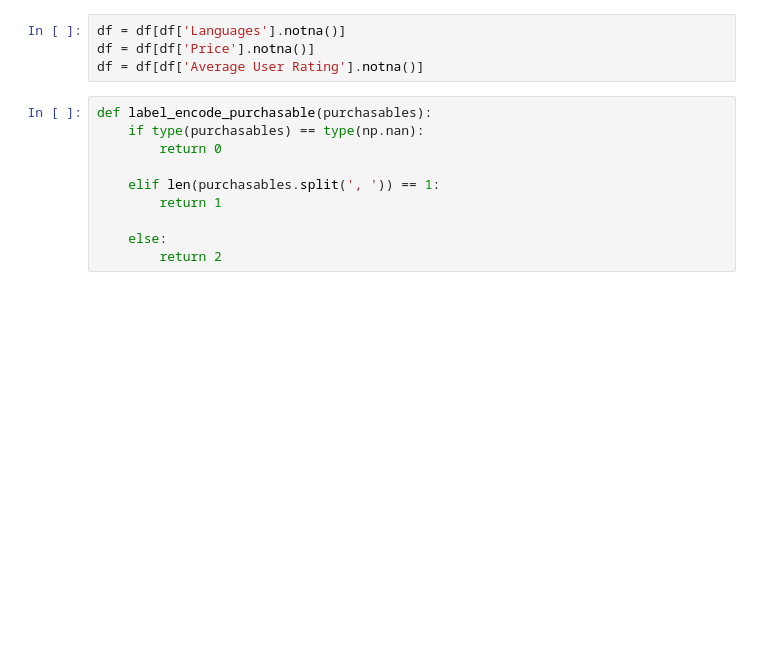
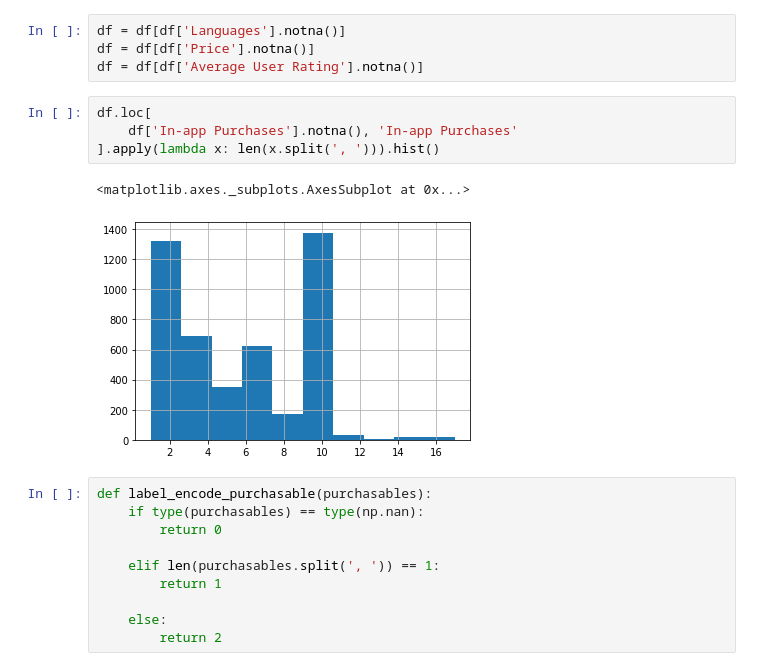
Before and after one commit to kevin-meyers/data_playground, a Jupyter notebook: notebooks/apps_eda.ipynb, the cells around one changed output. Cells and saved outputs as stored; diff of their text form; blank space fills up the shorter version.

```diff
--- a/notebooks/apps_eda.ipynb
+++ b/notebooks/apps_eda.ipynb
@@ -29,6 +39,13 @@ show_img(df['Icon URL'][1000])
 df = df[df['Languages'].notna()]
 df = df[df['Price'].notna()]
 df = df[df['Average User Rating'].notna()]
+# %%
+df.loc[
+    df['In-app Purchases'].notna(), 'In-app Purchases'
+].apply(lambda x: len(x.split(', '))).hist()
+# %% [output]
+<matplotlib.axes._subplots.AxesSubplot at 0x...>
+[figure, added]
 # %%
 def label_encode_purchasable(purchasables):
     if type(purchasables) == type(np.nan):
```
Also changed, not shown: parts of 17 cells of this notebook.
